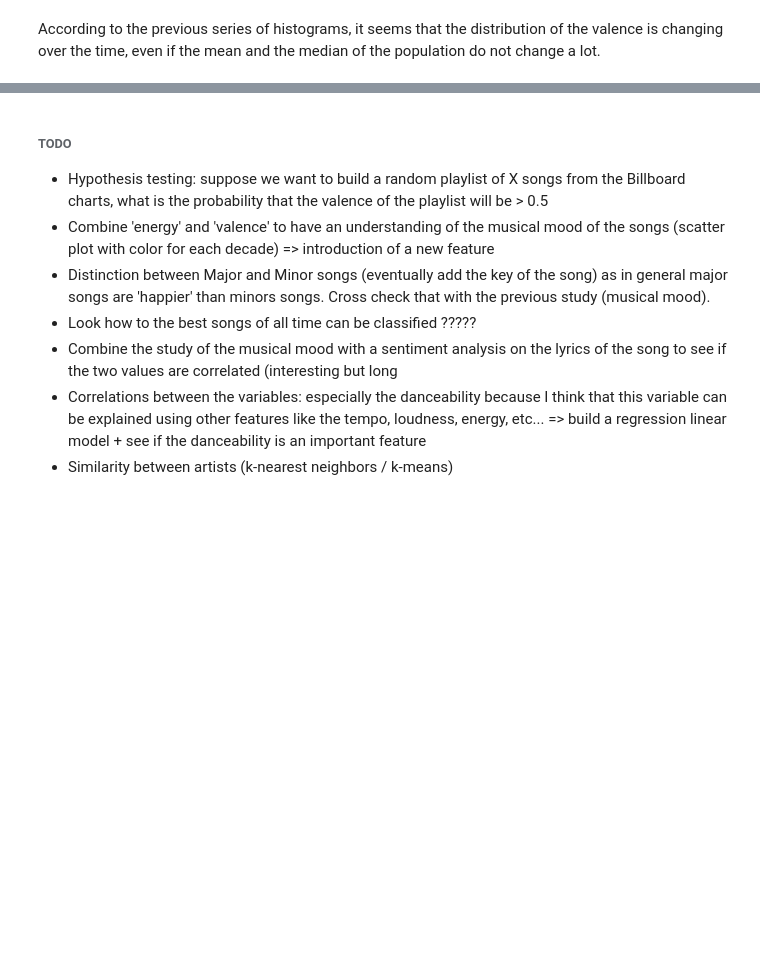
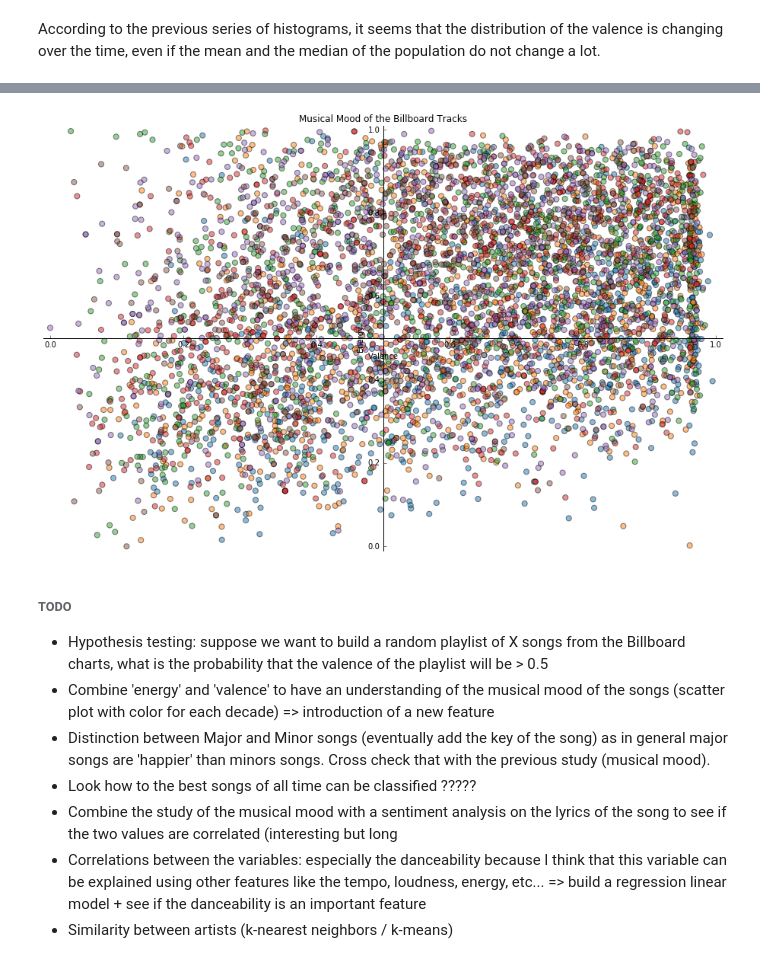
Before and after one commit to th-lucas/AOPM, a Jupyter notebook: src/Analysis_of_popular_music.ipynb, the cells around one changed output, grey strips where cells are left out. Cells and saved outputs as stored; diff of their text form; code cells hidden in the pictures; blank space fills up the shorter version.

```diff
--- a/src/Analysis_of_popular_music.ipynb
+++ b/src/Analysis_of_popular_music.ipynb
@@ -255,3 +335,7 @@ weight
+# %%
+dsf.prepare_data_for_valence_vs_energy_scatter_plot(billboard_df_final)
+# %% [output]
+[figure, added]
 # %% [markdown]
 ###### TODO
 
```
Also changed, not shown: parts of 27 cells of this notebook, 1 other file.
